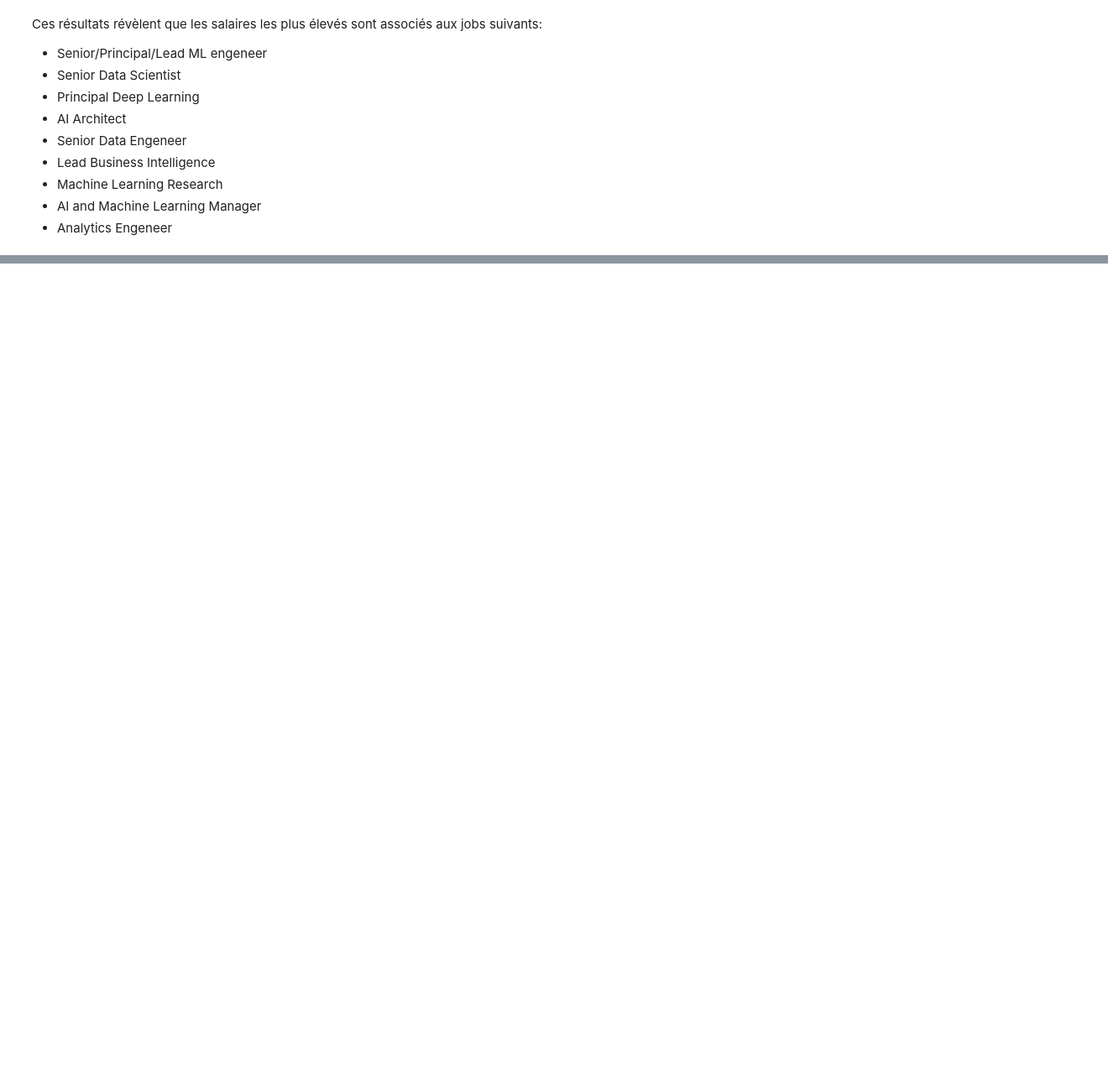
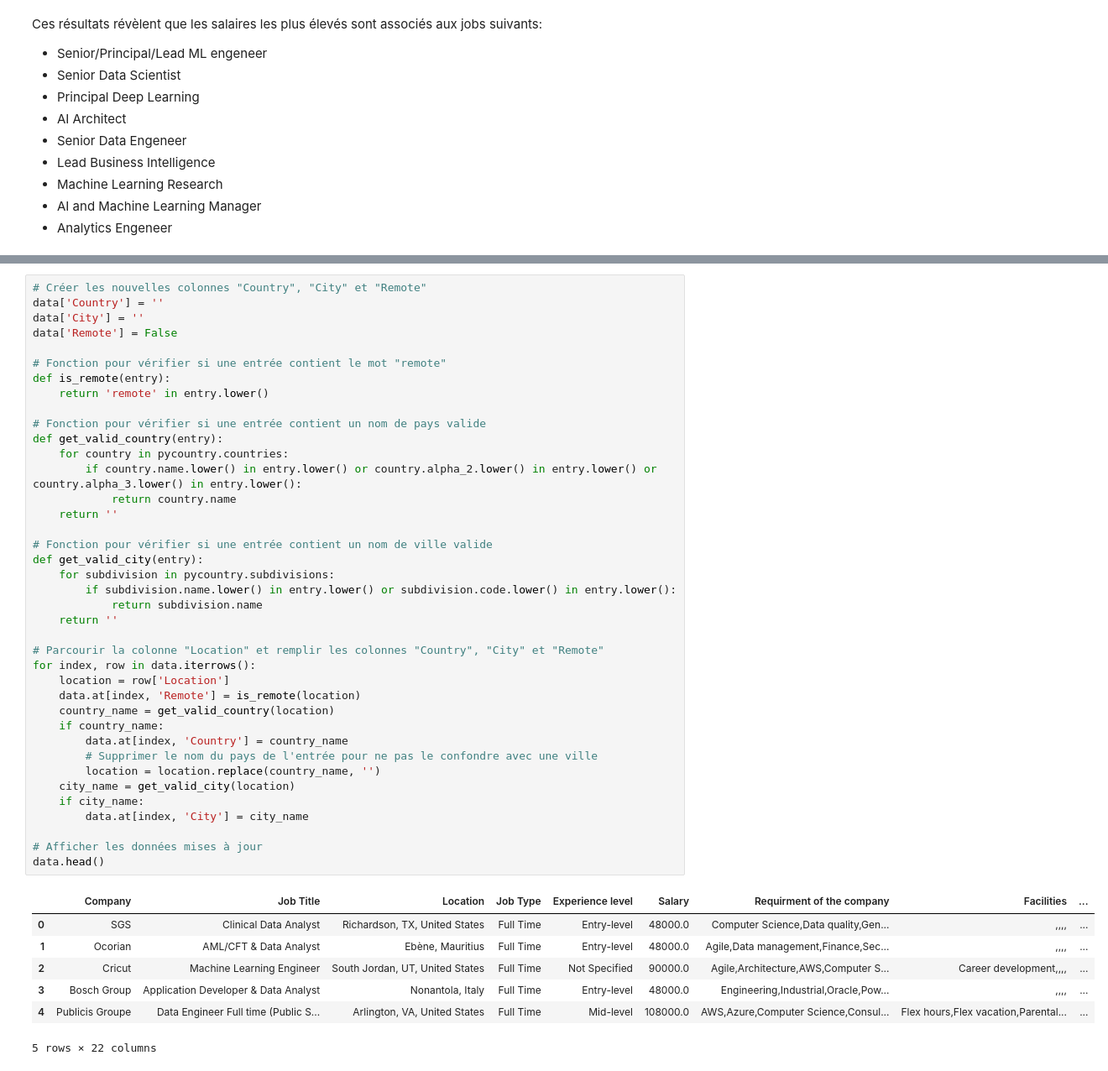
Before and after one commit to Hammilidi/Jobs, a Jupyter notebook: Jobs_Analysis.ipynb, the cells around one changed output, grey strips where cells are left out. Shown at 84% size. Cells and saved outputs as stored; diff of their text form; blank space fills up the shorter version.

Commit message:
Colonne Location Nettoyée

```diff
--- a/Jobs_Analysis.ipynb
+++ b/Jobs_Analysis.ipynb
@@ -1158,0 +1252,47 @@ A cela s'ajoutent les compétences dans le cloud(AWS, Azure), data analyst,Big D
+# %%
+# Créer les nouvelles colonnes "Country", "City" et "Remote"
+data['Country'] = ''
+data['City'] = ''
+data['Remote'] = False
+
+# Fonction pour vérifier si une entrée contient le mot "remote"
+def is_remote(entry):
+    return 'remote' in entry.lower()
+
+# Fonction pour vérifier si une entrée contient un nom de pays valide
+def get_valid_country(entry):
+    for country in pycountry.countries:
+        if country.name.lower() in entry.lower() or country.alpha_2.lower() in entry.lower() or country.alpha_3.lower() in entry.lower():
+            return country.name
+    return ''
+
+# Fonction pour vérifier si une entrée contient un nom de ville valide
+def get_valid_city(entry):
+    for subdivision in pycountry.subdivisions:
+        if subdivision.name.lower() in entry.lower() or subdivision.code.lower() in entry.lower():
+            return subdivision.name
+    return ''
+
+# Parcourir la colonne "Location" et remplir les colonnes "Country", "City" et "Remote"
+for index, row in data.iterrows():
+    location = row['Location']
+    data.at[index, 'Remote'] = is_remote(location)
+    country_name = get_valid_country(location)
+    if country_name:
+        data.at[index, 'Country'] = country_name
+        # Supprimer le nom du pays de l'entrée pour ne pas le confondre avec une ville
+        location = location.replace(country_name, '')
+    city_name = get_valid_city(location)
+    if city_name:
+        data.at[index, 'City'] = city_name
+
+# Afficher les données mises à jour
+data.head()
+# %% [output]
+|  | Company | Job Title | Location | Job Type | Experience level | Salary | Requirment of the company | Facilities | ... |
+| 0 | SGS | Clinical Data Analyst | Richardson, TX, United States | Full Time | Entry-level | 48000.0 | Computer Science,Data quality,Gen... | ,,,, | ... |
+| 1 | Ocorian | AML/CFT & Data Analyst | Ebène, Mauritius | Full Time | Entry-level | 48000.0 | Agile,Data management,Finance,Sec... | ,,,, | ... |
+| 2 | Cricut | Machine Learning Engineer | South Jordan, UT, United States | Full Time | Not Specified | 90000.0 | Agile,Architecture,AWS,Computer S... | Career development,,,, | ... |
+| 3 | Bosch Group | Application Developer & Data Analyst | Nonantola, Italy | Full Time | Entry-level | 48000.0 | Engineering,Industrial,Oracle,Pow... | ,,,, | ... |
+| 4 | Publicis Groupe | Data Engineer Full time (Public S... | Arlington, VA, United States | Full Time | Mid-level | 108000.0 | AWS,Azure,Computer Science,Consul... | Flex hours,Flex vacation,Parental... | ... |
+5 rows × 22 columns
```
Also changed, not shown: parts of 45 cells of this notebook.
